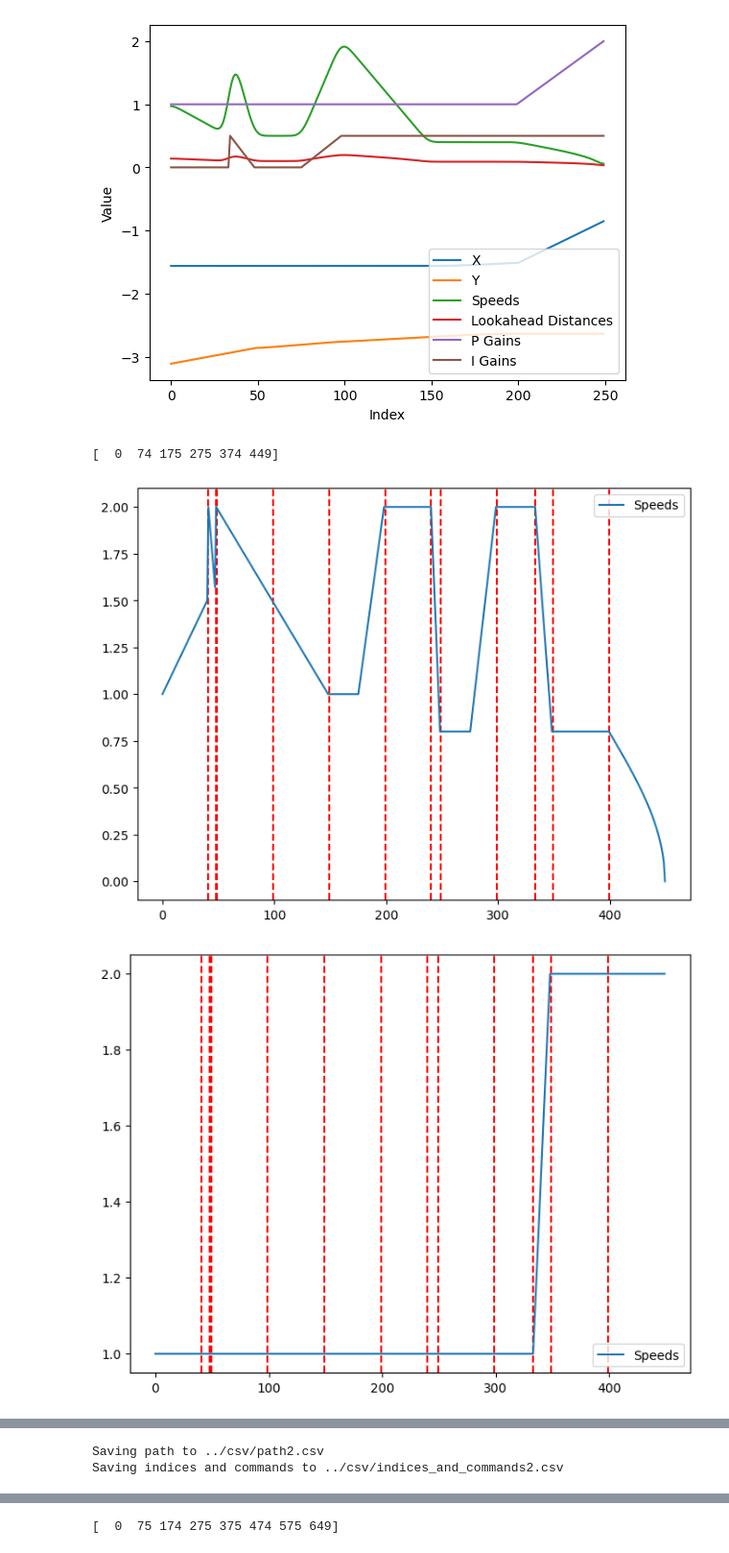
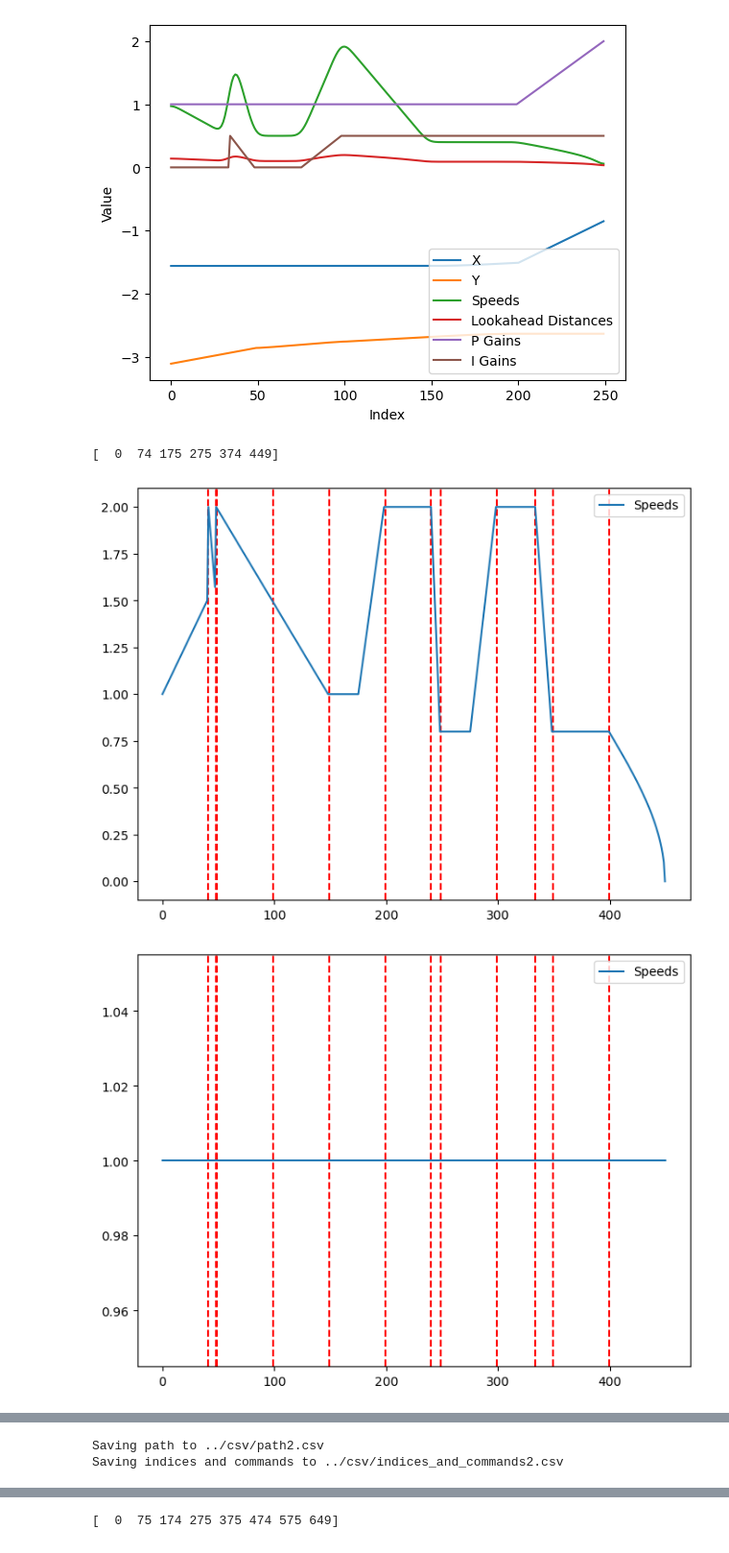
Before and after one commit to NeyagawaRobocons/chassis_haru_robo2024, a Jupyter notebook: pure_pursuit/pure_pursuit/pure_pursuit_test.ipynb, the cells around one changed output, grey strips where cells are left out. Shown at 96% size. Drawn from its saved outputs; the diff is of its cells as text; code cells hidden in the pictures.

Commit message:
fix path gain

```diff
--- a/pure_pursuit/pure_pursuit/pure_pursuit_test.ipynb
+++ b/pure_pursuit/pure_pursuit/pure_pursuit_test.ipynb
@@ -760,35 +760,35 @@ poses[:,2] = np.array([np.pi/2.0, np.pi/2.0, np.pi, np.pi, np.pi, np.pi])
 poses[:,3] = np.array([0.05, 0.05, 0.1, 0.1, 0.1, 0.1]) # radius
 poses[:,4] = np.array([0.5, 0.75, 0.5, 0.4, 0.4, 0.4]) # speed_rate
 # for opposite field
 poses[:,0] = -poses[:,0]
 poses[:,2] = -poses[:,2]
-poses[:,5] = np.array([1.0, 1.0, 1.0, 1.0, 2.0, 2.0]) # p_gain_rates
+poses[:,5] = np.array([1.0, 1.0, 1.0, 1.0, 1.0, 1.0]) # p_gain_rates
 poses[:,6] = np.array([0.0, 0.0, 0.0, 0.0, 0.0, 0.0]) # i_gain_rates
 
 commands = np.array([
     [0, 0, False],
     [7, 0, False],
     [0, 0, False],
     [0, 0, False],
     [0, 0, False],
     [9, 0, False],
 ])
 
 generate_and_save_path(
         poses,
         commands,
         max_lookahead_distance,
         max_speed=max_speed,
         max_p_gain=1.0,
         max_i_gain=0.05,
         angle_threshold=angle_threshold,
         resolution=50,
         path_number=2
     )
 # %% [output]
 [  0  74 175 275 374 449]
 [figure]
-[figure, old version]
+[figure, new version]
 [figure]
 Saving path to ../csv/path2.csv
 Saving indices and commands to ../csv/indices_and_commands2.csv
```
Also changed, not shown: parts of 1 cell of this notebook, 2 other files.
